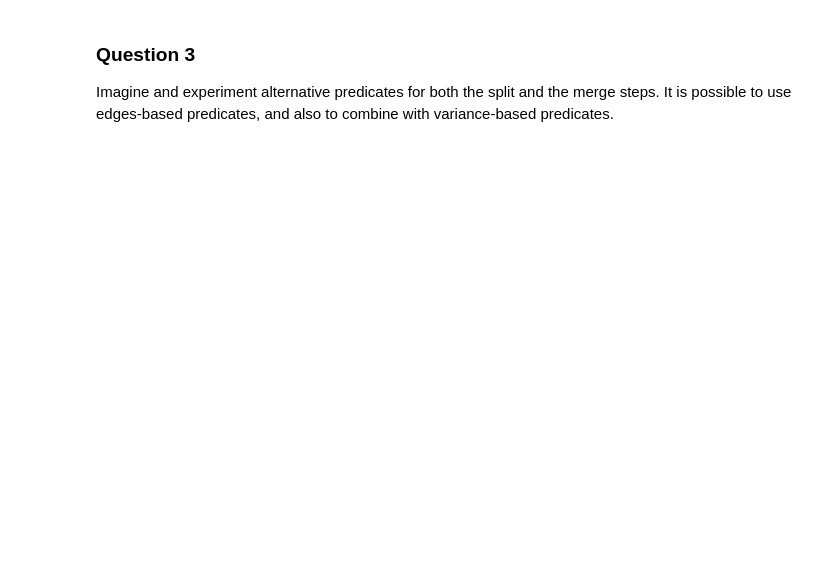
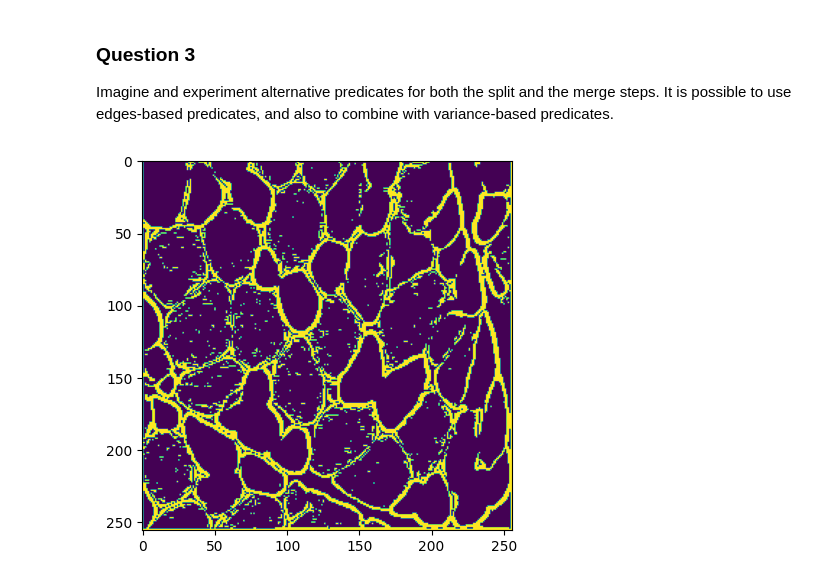
Before and after one commit to andrewerf/BIMA, a Jupyter notebook: TME7/TME7_Cosentino_Aralov.ipynb, the cells around one changed output. Drawn from its saved outputs; the diff is of its cells as text; code cells hidden in the pictures; blank space fills up the shorter version.

```diff
--- a/TME7/TME7_Cosentino_Aralov.ipynb
+++ b/TME7/TME7_Cosentino_Aralov.ipynb
@@ -446,3 +431,72 @@ plt.show()
 # %% [markdown]
 ### Question 3
 Imagine and experiment alternative predicates for both the split and the merge steps. It is possible to use edges-based predicates, and also to combine with variance-based predicates.
+# %%
+# copied from previous TME
+from scipy.signal import convolve2d
+def gaussianKernel(sigma):
+    """ double -> Array
+        return a gaussian kernel of standard deviation sigma
+    """
+    n2 = int(np.ceil(3*sigma))
+    x,y = np.meshgrid(np.arange(-n2,n2+1),np.arange(-n2,n2+1))
+    kern = np.exp(-(x**2+y**2)/(2*sigma*sigma))
+    return  kern/kern.sum()
+
+def conv2d(a, b):
+    return convolve2d(a, b, mode='same')
+
+def SobelDirs(I):
+    sx = np.array([
+        [1, 0, -1],
+        [2, 0, -2],
+        [1, 0, -1],
+    ])
+    gx = conv2d(I, sx)
+
+    sy = np.array([
+        [1, 2, 1],
+        [0, 0, 0],
+        [-1, -2, -1]
+    ])
+    gy = conv2d(I, sy)
+
+    return gx, gy
+
+def SobelDetector(I, s):
+    """ Array*double -> Array """
+    gx, gy = SobelDirs(I)
+    r = np.sqrt(gx**2 + gy**2)
+    return r > s
+
+def optimalSigma(n):
+    return ( n - 1 ) / 6
+
+def computeR(I, scale, kappa):
+    """ Array[n, m]*float*float->Array[n, m]
+    """
+    Ix, Iy = SobelDirs(I)
+    Ix2 = Ix * Ix
+    Iy2 = Iy * Iy
+    Ixy = Ix * Iy
+
+    sigma = optimalSigma(scale)
+    s = gaussianKernel(sigma)
+
+    Ix2 = conv2d(Ix2, s)
+    Iy2 = conv2d(Iy2, s)
+    Ixy = conv2d(Ixy, s)
+    D = Ix2 * Iy2 - Ixy * Ixy
+    Tr = Ix2 + Iy2
+    return D - kappa * Tr*Tr
+
+def compute_contrours(img):
+    R = computeR(img, 3, 0.04)
+    return R < -10000000
+
+
+cnt = compute_contrours(img)
+plt.imshow(cnt)
+plt.show()
+# %% [output]
+[figure, added]
```
Also changed, not shown: parts of 6 cells of this notebook.
